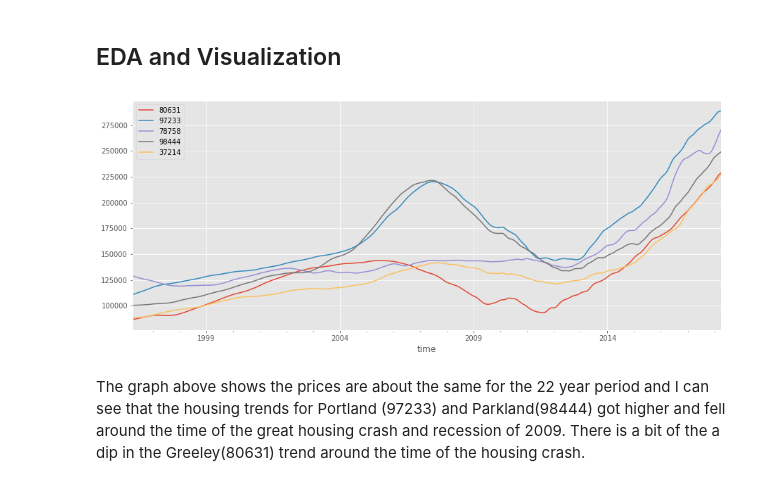
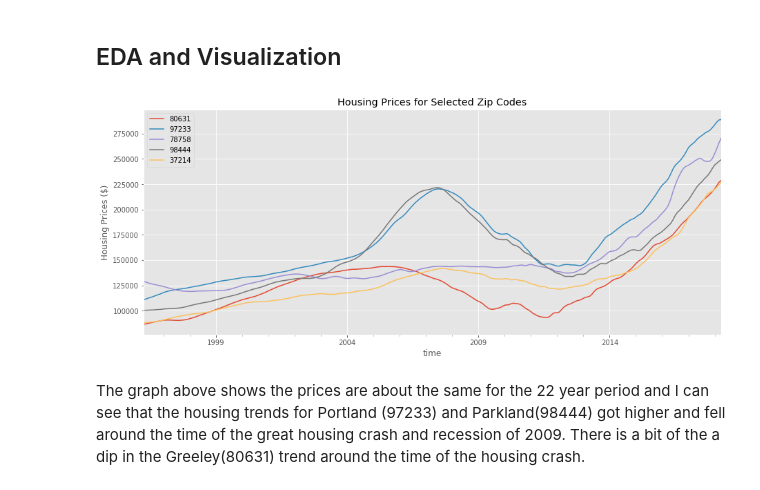
Before and after one commit to callRoko/dsc-mod-4-project-online-ds-pt-041519, a Jupyter notebook: student.ipynb, the cells around one changed output. Drawn from its saved outputs; the diff is of its cells as text; code cells hidden in the pictures.

```diff
--- a/student.ipynb
+++ b/student.ipynb
@@ -328,9 +328,11 @@ time
 # %%
 for i in range(5):
     dfs_ts[i].value.plot(label=dfs_ts[i].RegionName[0], figsize=(15,6))
+    plt.title('Housing Prices for Selected Zip Codes')
+    plt.ylabel('Housing Prices ($)')
     plt.legend()
 # %% [output]
-[figure, old version]
+[figure, new version]
 # %% [markdown]
 The graph above shows the prices are about the same for the 22 year period and I can see that the housing trends for Portland (97233) and Parkland(98444) got higher and fell around the time of the great housing crash and recession of 2009. There is a bit of the a dip in the Greeley(80631) trend around the time of the housing crash.
 # %%
```
Also changed, not shown: parts of 27 cells of this notebook.
